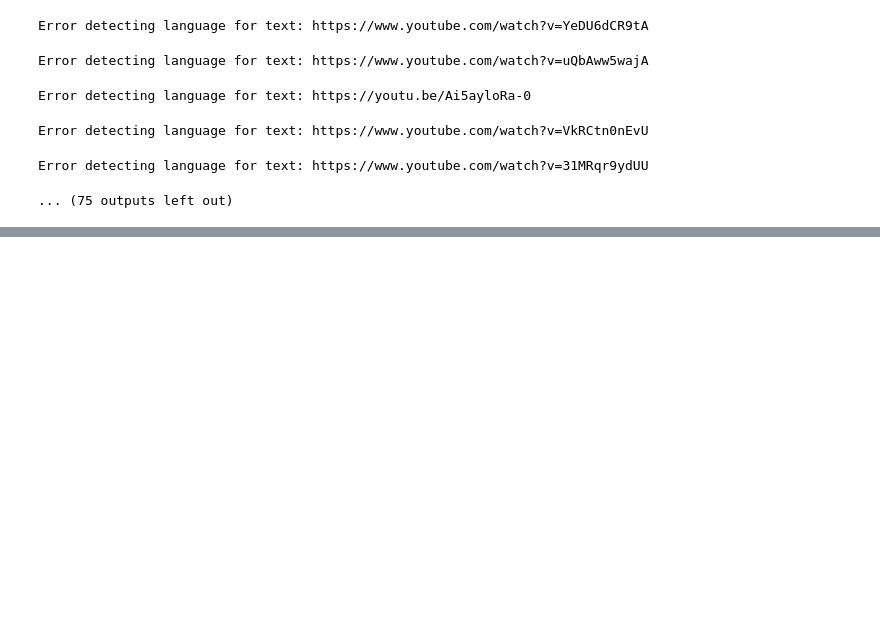
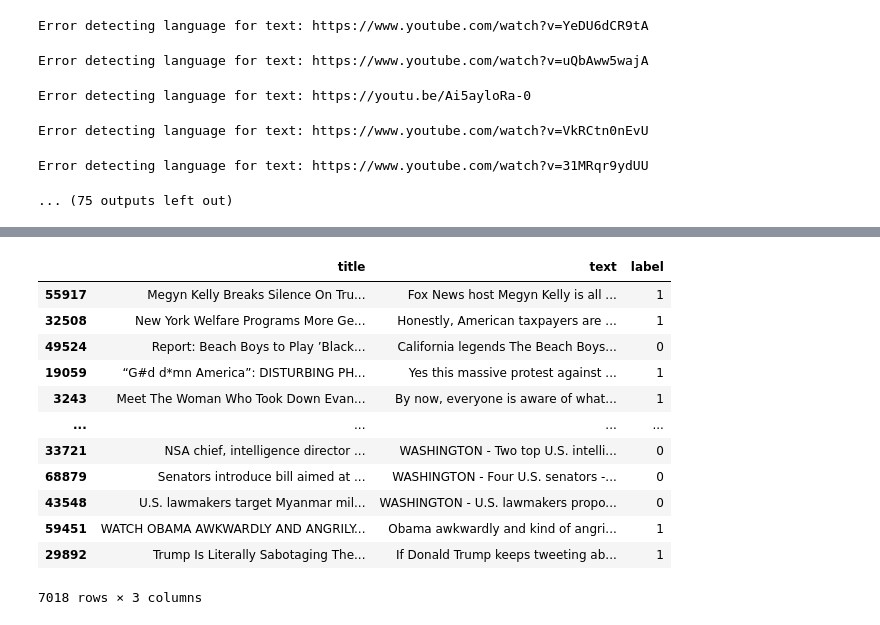
Before and after one commit to Apostol-Alin/NLP-fake-news-detection, a Jupyter notebook: dataset_cleanup.ipynb, the cells around one changed output, grey strips where cells are left out. Cells and saved outputs as stored; diff of their text form; code cells hidden in the pictures; blank space fills up the shorter version.

```diff
--- a/dataset_cleanup.ipynb
+++ b/dataset_cleanup.ipynb
@@ -59,0 +125,16 @@ Error detecting language for text: https://www.youtube.com/watch?v=31MRqr9ydUU
+# %%
+val_data
+# %% [output]
+|  | title | text | label |
+| 55917 | Megyn Kelly Breaks Silence On Tru... | Fox News host Megyn Kelly is all ... | 1 |
+| 32508 | New York Welfare Programs More Ge... | Honestly, American taxpayers are ... | 1 |
+| 49524 | Report: Beach Boys to Play ’Black... | California legends The Beach Boys... | 0 |
+| 19059 | “G#d d*mn America”: DISTURBING PH... | Yes this massive protest against ... | 1 |
+| 3243 | Meet The Woman Who Took Down Evan... | By now, everyone is aware of what... | 1 |
+| ... | ... | ... | ... |
+| 33721 | NSA chief, intelligence director ... | WASHINGTON - Two top U.S. intelli... | 0 |
+| 68879 | Senators introduce bill aimed at ... | WASHINGTON - Four U.S. senators -... | 0 |
+| 43548 | U.S. lawmakers target Myanmar mil... | WASHINGTON - U.S. lawmakers propo... | 0 |
+| 59451 | WATCH OBAMA AWKWARDLY AND ANGRILY... | Obama awkwardly and kind of angri... | 1 |
+| 29892 | Trump Is Literally Sabotaging The... | If Donald Trump keeps tweeting ab... | 1 |
+7018 rows × 3 columns
```
Also changed, not shown: parts of 4 cells of this notebook, 1 other file.
